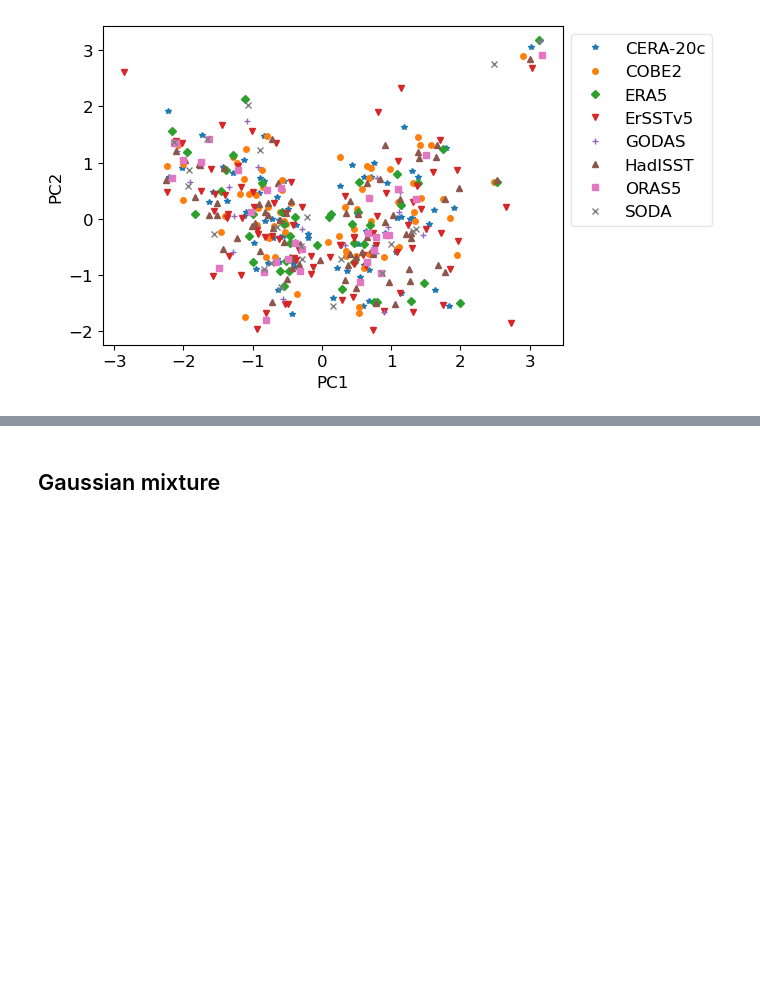
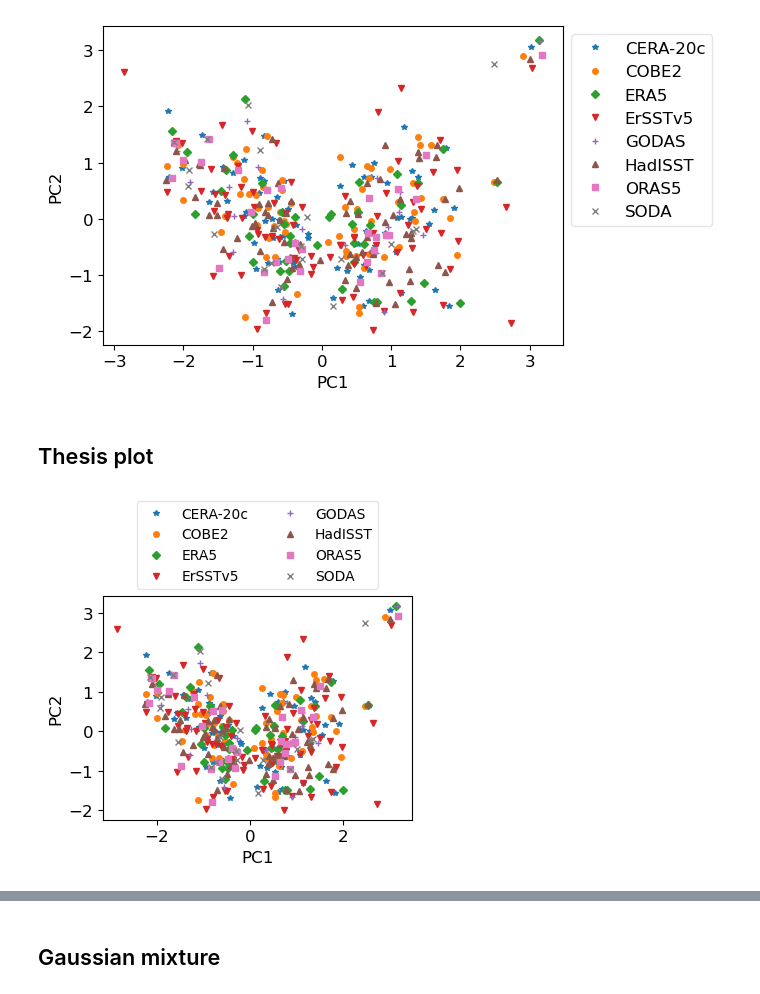
Before and after one commit to jakob-schloer/LatentGMM, a Jupyter notebook: scripts/pcgmm.ipynb, the cells around one changed output, grey strips where cells are left out. Drawn from its saved outputs; the diff is of its cells as text; code cells hidden in the pictures; blank space fills up the shorter version.

Commit message:
Plots for second rebuttal.

```diff
--- a/scripts/pcgmm.ipynb
+++ b/scripts/pcgmm.ipynb
@@ -121,3 +120,31 @@ ax.set_ylabel('PC2')
 # %% [output]
 Text(0, 0.5, 'PC2')
 [figure]
+# %% [markdown]
+## Thesis plot
+# %%
+plparam = {
+    'COBE2':    dict(linestyle='', marker='o', markersize=4),
+    'ErSSTv5':     dict(linestyle='', marker='v', markersize=4),
+    'HadISST':  dict(linestyle='', marker='^', markersize=4),
+    'ORAS5':    dict(linestyle='', marker='s', markersize=4),
+    'GODAS':  dict(linestyle='', marker='+', markersize=4),
+    'SODA':    dict(linestyle='', marker='x', markersize=4),
+    'ERA5':     dict(linestyle='', marker='D', markersize=4),
+    'CERA-20c':     dict(linestyle='', marker='*', markersize=4),
+}
+fig, ax = plt.subplots(figsize=(4,4))
+
+unique_members = np.unique(x_events['member'].data)
+for i, membername in enumerate(unique_members):
+    idx = np.where(x_events['member'].data == membername)[0]
+    ax.plot(z_events.isel(eof=0)[idx], z_events.isel(eof=1)[idx], label=membername,
+            **plparam[membername])
+
+ax.legend(bbox_to_anchor=(0.5,1.), loc="lower center", fontsize='small', ncols=2)
+ax.set_xlabel('PC1')
+ax.set_ylabel('PC2')
+
+plt.savefig("../output/plots/thesis/pc1-pc2_events.png", dpi=600, bbox_inches="tight")
+# %% [output]
+[figure, added]
```
Also changed, not shown: parts of 3 cells of this notebook, 6 other files.
